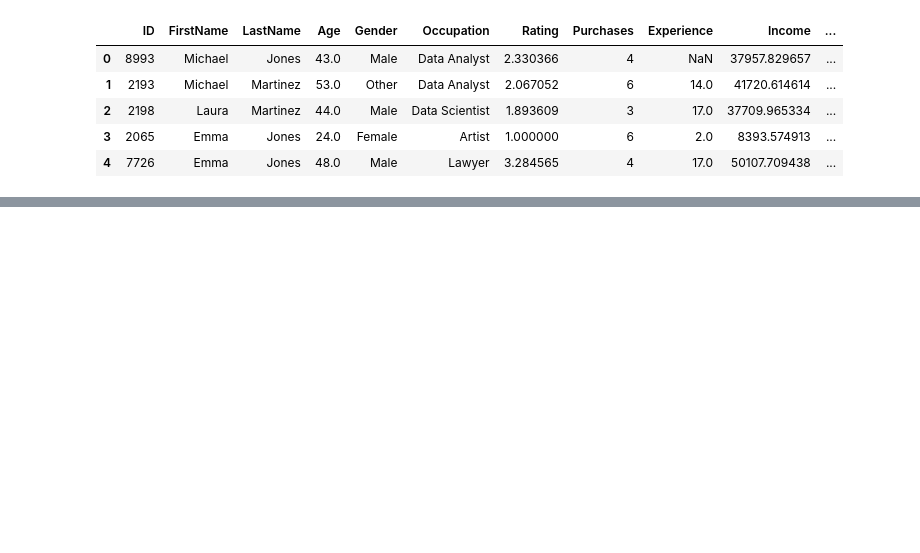
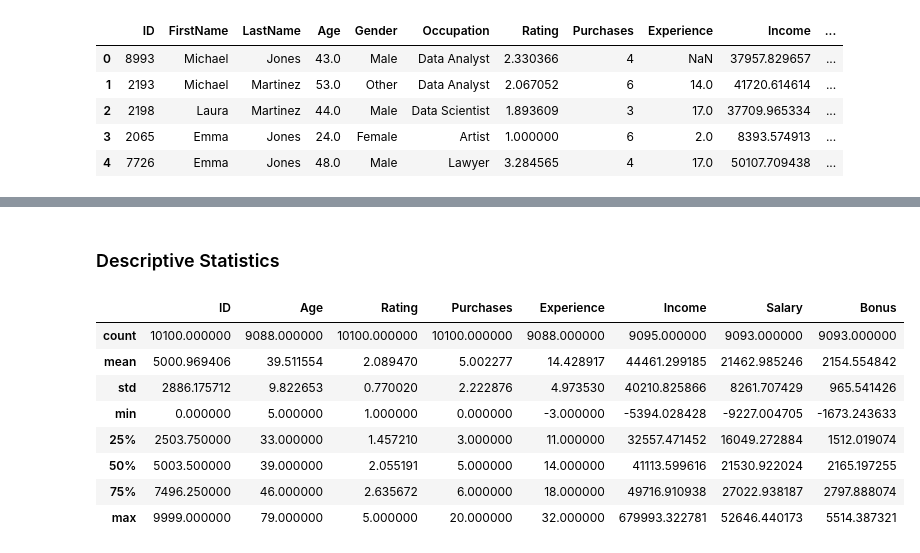
Before and after one commit to kennyOlakunle/random_EDA, a Jupyter notebook: notebk.ipynb, the cells around one changed output, grey strips where cells are left out. Drawn from its saved outputs; the diff is of its cells as text; code cells hidden in the pictures; blank space fills up the shorter version.

```diff
--- a/notebk.ipynb
+++ b/notebk.ipynb
@@ -21,0 +67,14 @@ df_data.head()
+# %% [markdown]
+### Descriptive Statistics
+# %%
+df_data.describe()
+# %% [output]
+|  | ID | Age | Rating | Purchases | Experience | Income | Salary | Bonus |
+| count | 10100.000000 | 9088.000000 | 10100.000000 | 10100.000000 | 9088.000000 | 9095.000000 | 9093.000000 | 9093.000000 |
+| mean | 5000.969406 | 39.511554 | 2.089470 | 5.002277 | 14.428917 | 44461.299185 | 21462.985246 | 2154.554842 |
+| std | 2886.175712 | 9.822653 | 0.770020 | 2.222876 | 4.973530 | 40210.825866 | 8261.707429 | 965.541426 |
+| min | 0.000000 | 5.000000 | 1.000000 | 0.000000 | -3.000000 | -5394.028428 | -9227.004705 | -1673.243633 |
+| 25% | 2503.750000 | 33.000000 | 1.457210 | 3.000000 | 11.000000 | 32557.471452 | 16049.272884 | 1512.019074 |
+| 50% | 5003.500000 | 39.000000 | 2.055191 | 5.000000 | 14.000000 | 41113.599616 | 21530.922024 | 2165.197255 |
+| 75% | 7496.250000 | 46.000000 | 2.635672 | 6.000000 | 18.000000 | 49716.910938 | 27022.938187 | 2797.888074 |
+| max | 9999.000000 | 79.000000 | 5.000000 | 20.000000 | 32.000000 | 679993.322781 | 52646.440173 | 5514.387321 |
```
Also changed, not shown: parts of 7 cells of this notebook.
